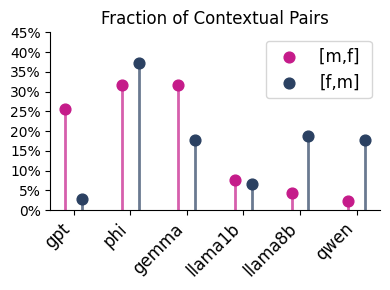
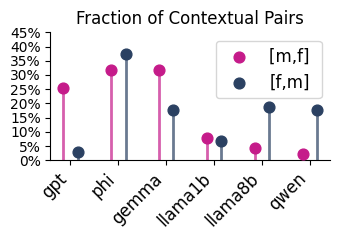
The change to this notebook cell's code, shown as a diff; its figure went from the first image to the second:
--- before
+++ after
@@ -1,4 +1,4 @@
 # Create a bar chart where for each model, there is one bar that counts the ANDs and one that counts the ORs
-fig, ax = plt.subplots(figsize=(4,3))
+fig, ax = plt.subplots(figsize=(3.5,2.5))
 
 mfirst_contextual_proportion = []

Commit: contextuality figures revisions